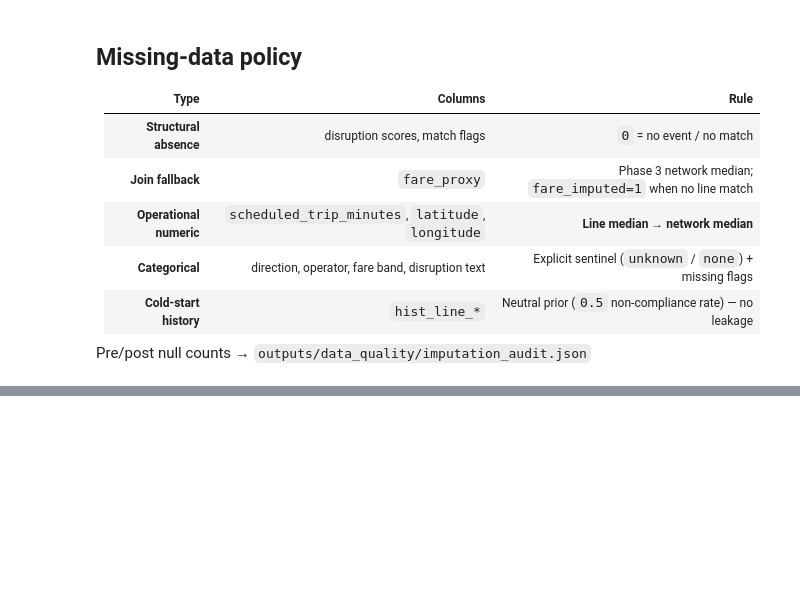
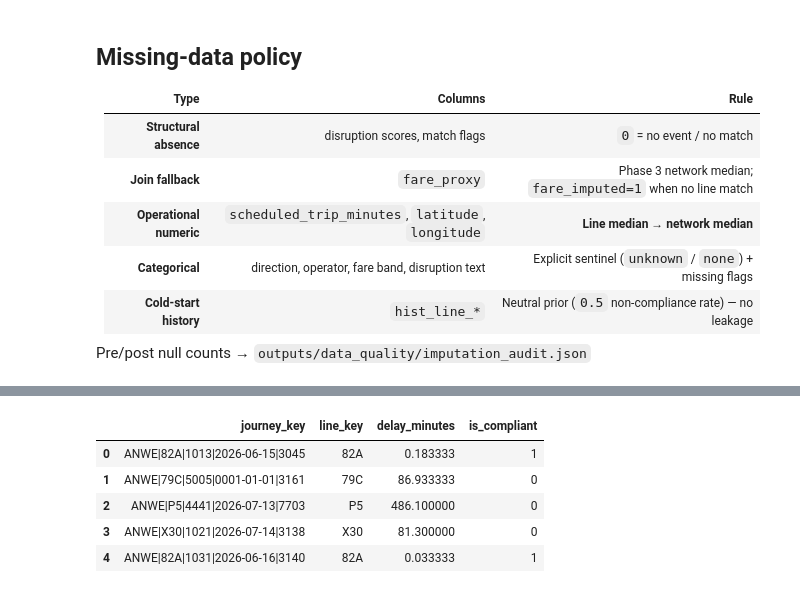
Before and after one commit to Samriddhacoderho/Arriva-Merseyside-Fare-Aware-Service-Reliability-Audit, a Jupyter notebook: main.ipynb, the cells around one changed output, grey strips where cells are left out. Cells and saved outputs as stored; diff of their text form; code cells hidden in the pictures; blank space fills up the shorter version.

````diff
--- a/main.ipynb
+++ b/main.ipynb
@@ -2072,0 +2182,20 @@ display(sample.head())
+# %%
+# Running a single SQL query with parameters.
+def execute_param(
+    conn: sqlite3.Connection,
+    sql: str,
+    params: tuple[Any, ...] = (),
+) -> sqlite3.Cursor:
+    cur = conn.execute(sql, params)
+    conn.commit()
+    return cur
+
+
+# Running a query and returning the matching records.
+def fetch_param(
+    conn: sqlite3.Connection,
+    sql: str,
+    params: tuple[Any, ...] = (),
+) -> list[tuple]:
+    cur = conn.execute(sql, params)
+    return cur.fetchall()
@@ -2072,0 +2323,57 @@ display(sample.head())
+# %%
+# Creating the database and setting up all the required tables.
+conn = get_connection(DB_PATH)
+init_schema(conn)
+
+# Loading the cleaned journey data and saving it into SQLite.
+feat_pdf = pd.read_parquet(PROCESSED_DIR / "features_journeys.parquet")
+if "features" in feat_pdf.columns:
+    feat_pdf = feat_pdf.drop(columns=["features"])
+n_trips = upsert_trips_from_dataframe(conn, feat_pdf)
+
+# Loading the line reliability summary if it has already been created.
+rel_path = RELIABILITY_DIR / "reliability_by_line.parquet"
+n_rel = 0
+if rel_path.exists():
+    n_rel = upsert_line_reliability(conn, pd.read_parquet(rel_path))
+
+# Checking how many records were written into each table.
+print("DB:", DB_PATH)
+print("trips_cleaned:", n_trips, "| line_reliability:", n_rel)
+
+# Displaying a few of the most delayed non-compliant journeys.
+print("Sample non-compliant (parameterised):")
+for row in fetch_param(
+    conn,
+    "SELECT line_key, delay_minutes, is_compliant FROM trips_cleaned WHERE is_compliant = ? ORDER BY delay_minutes DESC LIMIT ?",
+    (0, 5),
+):
+    print(" ", row)
+
+# Saving a simple schema diagram to document the database structure.
+schema_md = '''
+# Database schema
+SQLite: `''' + str(DB_PATH) + '''`
+
+Parameterised SQL only (`?` placeholders).
+
+```mermaid
+erDiagram
+    trips_cleaned ||--o{ ml_predictions : journey_key
+    line_reliability ||--o{ trips_cleaned : line_key
+    model_metrics ||--o{ ml_predictions : model_name
+```
+'''
+(DB_SCHEMA_DIR / "schema_diagram.md").write_text(schema_md, encoding="utf-8")
+conn.close()
+
+
+# Opening the database again to make sure everything was saved correctly.
+conn2 = get_connection(DB_PATH)
+for tbl in ["trips_cleaned", "line_reliability"]:
+    print(tbl, fetch_param(conn2, f"SELECT COUNT(*) FROM {tbl}")[0][0], "rows")
+
+# Displaying a few sample records from the trips table.
+display(pd.read_sql("SELECT journey_key, line_key, delay_minutes, is_compliant FROM trips_cleaned LIMIT 5", conn2))
+conn2.close()
+# %% [output]
@@ -2072,0 +2390,6 @@ display(sample.head())
+|  | journey_key | line_key | delay_minutes | is_compliant |
+| 0 | ANWE|82A|1013|2026-06-15|3045 | 82A | 0.183333 | 1 |
+| 1 | ANWE|79C|5005|0001-01-01|3161 | 79C | 86.933333 | 0 |
+| 2 | ANWE|P5|4441|2026-07-13|7703 | P5 | 486.100000 | 0 |
+| 3 | ANWE|X30|1021|2026-07-14|3138 | X30 | 81.300000 | 0 |
+| 4 | ANWE|82A|1031|2026-06-16|3140 | 82A | 0.033333 | 1 |
````
Also changed, not shown: parts of 13 cells of this notebook, 24 other files.
